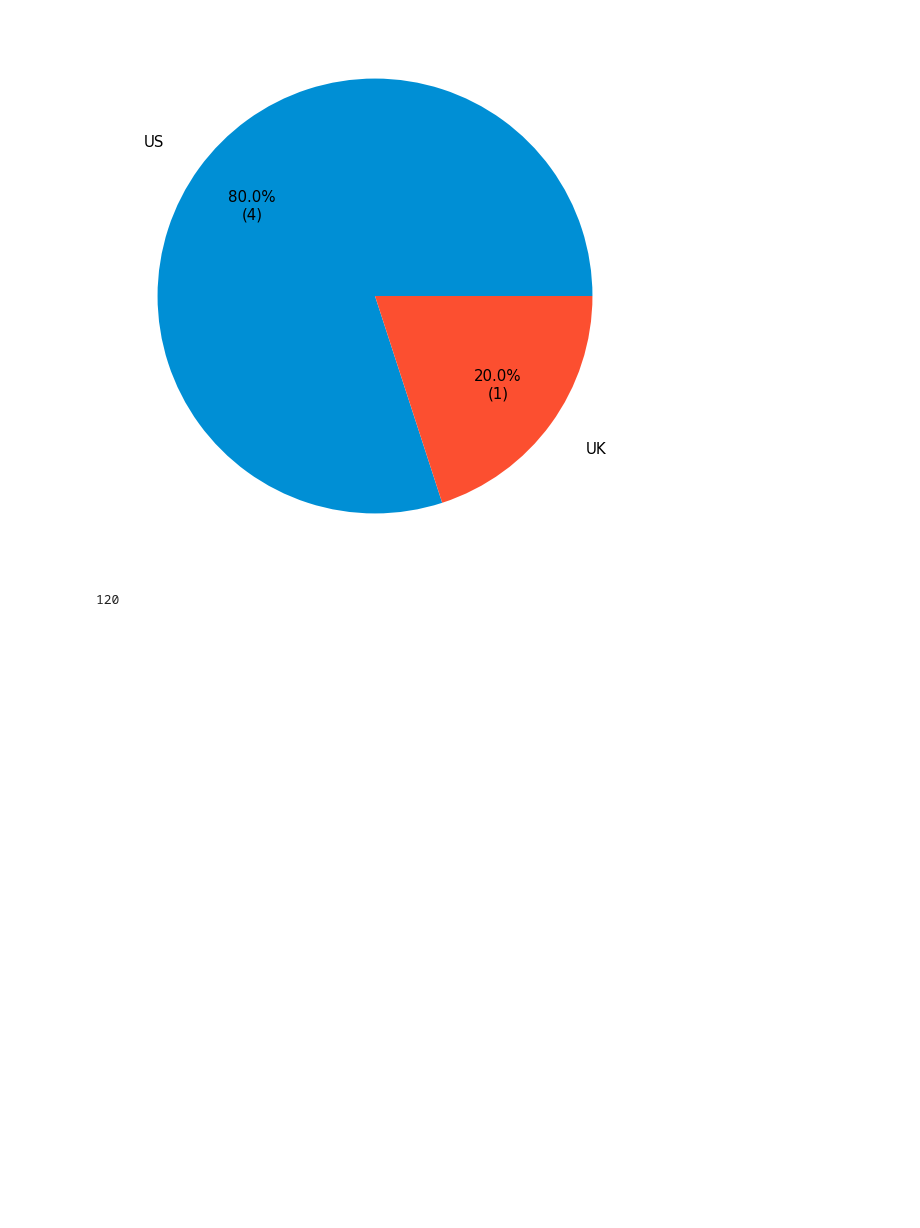
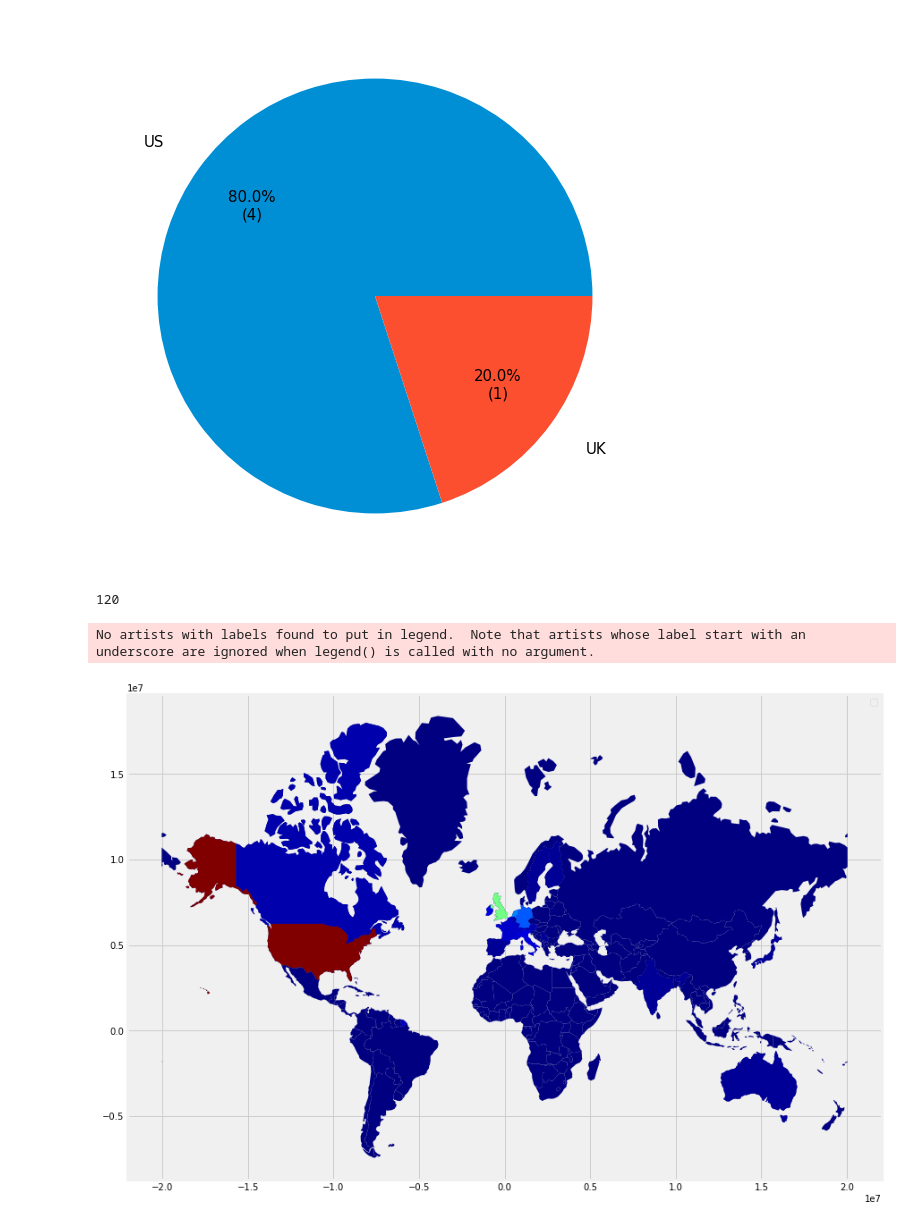
Before and after one commit to anitavero/aies2022, a Jupyter notebook: aies_stats.ipynb, the cells around one changed output. Drawn from its saved outputs; the diff is of its cells as text; code cells hidden in the pictures; blank space fills up the shorter version.

Commit message:
Add country representation maps

```diff
--- a/aies_stats.ipynb
+++ b/aies_stats.ipynb
@@ -27,5 +29,19 @@ def org_hist(org_list):
     plt.yticks(fontsize=12)
     plt.barh(orgs, cnts)
     plt.gca().invert_yaxis()
+# %%
+def org_countries(org_list):
+    with open('org_country.json', 'r') as f:
+        org_countries = json.load(f)
+    countries = {}
+    for country, orgs in org_countries.items():
+        cnt = 0
+        for org in orgs:
+            cnt += org_list.count(org)
+        if cnt > 0:
+            countries[country] = cnt
+    if 'Company' in countries.keys():
+        del(countries['Company'])
+    return countries
 # %%
 def country_pie(org_list, agg_ones=True, one_x=0.7, one_y=-0.2):
@@ -103,3 +109,37 @@ keynote_n = len(keynote_inst)
 mon_n + tues_n + student_n
 # %% [output]
 120
+# %%
+import matplotlib.cm as cm
+from matplotlib.colors import Normalize
+
+def num2color(n, vmin, vmax):
+    cmap = cm.jet
+    norm = Normalize(vmin=vmin, vmax=vmax)
+    return cmap(norm(n))
+# %%
+def plot_map(org_list):
+    countries = org_countries(org_list)
+    countries = sorted(countries.items(), key=lambda item: item[1], reverse=True)
+    vmax = countries[0][1]
+    vmin = 0
+
+    world = geopandas.read_file(geopandas.datasets.get_path('naturalearth_lowres'))
+    fig, ax = plt.subplots(1, 1, figsize=(15, 10))
+    world = world[(world.name != "Antarctica") & (world.name != "Fr. S. Antarctic Lands")]
+    world = world.to_crs("EPSG:3395")
+    world.plot(color=num2color(0, vmin, vmax), ax=ax)
+    for country, cnt in countries:
+        if country in ['US', 'UK']:
+            country = {'US': 'United States of America', 'UK': 'United Kingdom'}[country]
+        color = num2color(cnt, vmin, vmax)
+        world[world.name == country].plot(color=color, ax=ax)
+    ax.legend()
+
+
+plot_map(all_talks)
+plot_map(mon_inst + tues_inst)
+plot_map(student_inst)
+# %% [output]
+No artists with labels found to put in legend.  Note that artists whose label start with an underscore are ignored when legend() is called with no argument.
+[figure, added]
```
Also changed, not shown: parts of 2 cells of this notebook, 1 other file.
